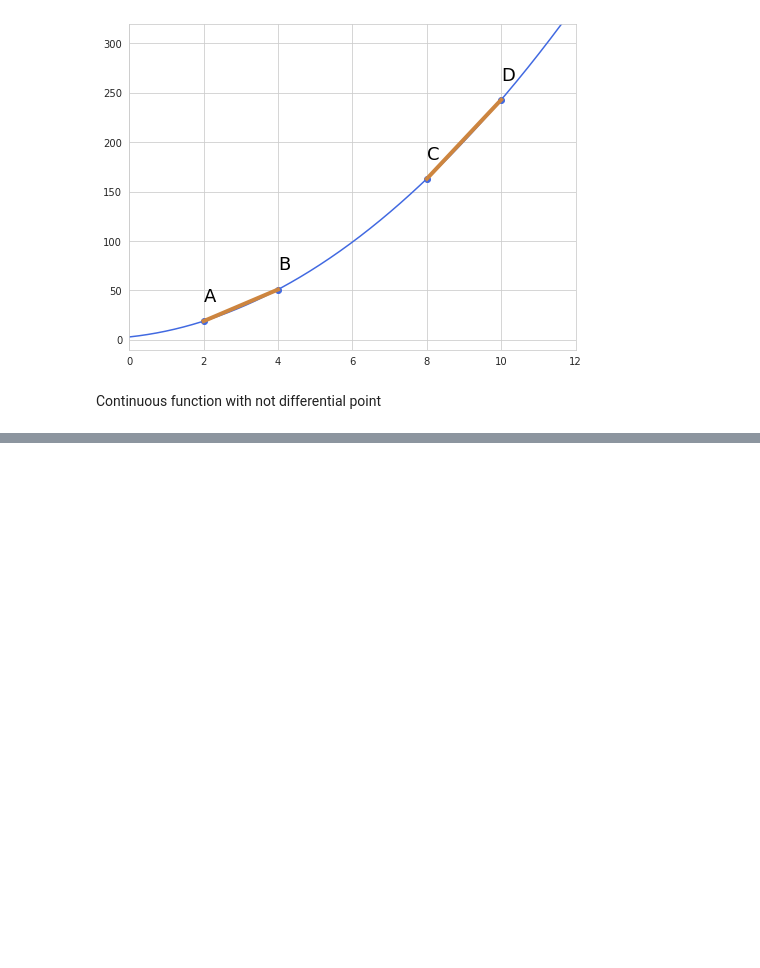
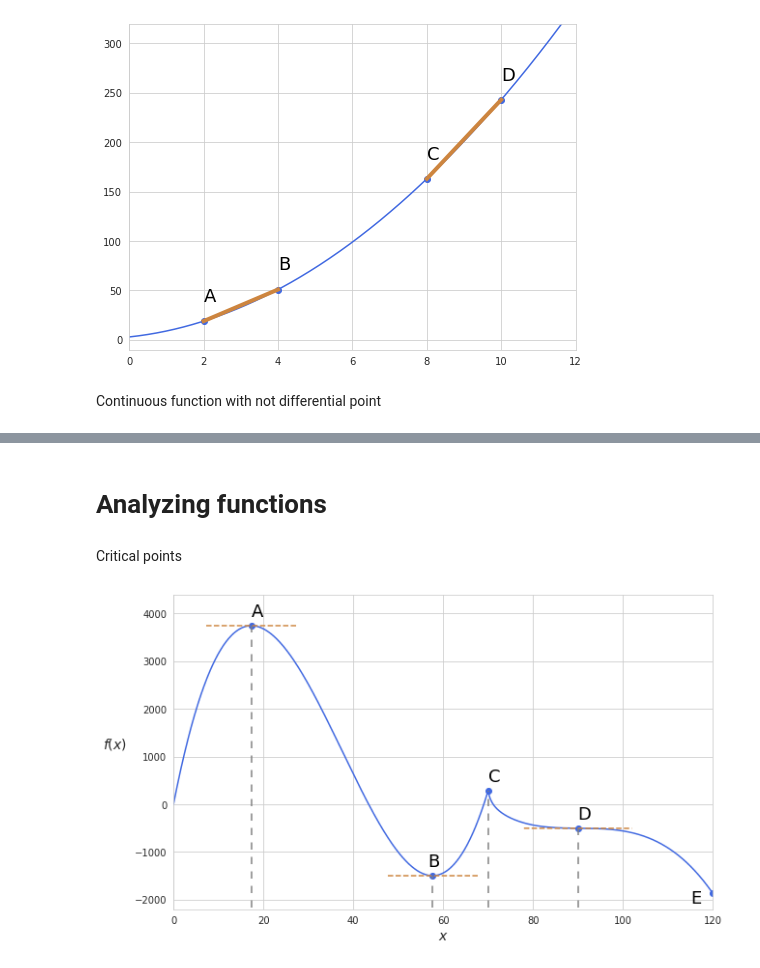
Before and after one commit to vzahorui/vzahorui.github.io, a Jupyter notebook: jupyter_notebooks/calculus/plot_derivatives.ipynb, the cells around one changed output, grey strips where cells are left out. Saved outputs shown, nothing was run; the diff lists cells and outputs as text; code cells hidden in the pictures; blank space fills up the shorter version.

Commit message:
Finished analyzing-function page

```diff
--- a/jupyter_notebooks/calculus/plot_derivatives.ipynb
+++ b/jupyter_notebooks/calculus/plot_derivatives.ipynb
@@ -112,0 +115,48 @@ plt.savefig('../../assets/images/calculus/plot_no_slope.png', bbox_inches='tight
+# %% [markdown]
+# Analyzing functions
+# %% [markdown]
+Critical points
+# %%
+with sns.axes_style("whitegrid"):
+    fig, ax = plt.subplots(figsize=(10,6))
+
+x1 = np.linspace(0, 70, 600)
+y1 = 0.16*x1**3-18*x1**2+480*x1
+x2 = np.linspace(70, 120, 600)
+y2 = -400/(69-x2)-(x2-90)**3*0.05-520
+ax.plot(x1, y1, x2, y2, color='royalblue')
+
+# global maximum
+ax.scatter(x1[np.argmax(y1)], y1.max(), color='royalblue')
+ax.annotate('A', xy=(x1[np.argmax(y1)], y1.max() + 200), fontsize=18)
+ax.plot([x1[np.argmax(y1)]-10, x1[np.argmax(y1)]+10], [y1.max(), y1.max()], linestyle = '--', color='peru')
+ax.plot([x1[np.argmax(y1)], x1[np.argmax(y1)]], [-9000, y1.max()], linestyle = '--', dashes=(5,5), color='grey')
+
+# local minimum
+ax.scatter(x1[np.argmin(y1)], y1.min(), color='royalblue')
+ax.annotate('B', xy=(x1[np.argmin(y1)]-1, y1.min() + 200), fontsize=18)
+ax.plot([x1[np.argmin(y1)]-10, x1[np.argmin(y1)]+10], [y1.min(), y1.min()], linestyle = '--', color='peru')
+ax.plot([x1[np.argmin(y1)], x1[np.argmin(y1)]], [-9000, y1.min()], linestyle = '--', dashes=(5,5), color='grey')
+
+# local maximum (undefined derivative)
+ax.scatter(x1[-1], y1[-1], color='royalblue')
+ax.annotate('C', xy=(x1[-1], y1[-1]+200), fontsize=18)
+ax.plot([x1[-1], x1[-1]], [-9000, y1[-1]], linestyle = '--', dashes=(5,5), color='grey')
+
+# Another critical point - neither minimum nor maximum
+ax.scatter(90, -400/(69-90)-(90-90)**3*0.05-520, color='royalblue')
+ax.annotate('D', xy=(90, -400/(69-90)-(90-90)**3*0.05-520 + 200), fontsize=18)
+ax.plot([90-12, 90+12], [-400/(69-90)-(90-90)**3*0.05-520, -400/(69-92)-(92-90)**3*0.05-520], linestyle = '--', color='peru')
+ax.plot([90, 90], [-9000, -400/(69-90)-(90-90)**3*0.05-520], linestyle = '--', dashes=(5,5), color='grey')
+
+# Absolue minima over the interval
+ax.scatter(x2[-1], y2[-1], color='royalblue')
+ax.annotate('E', xy=(x2[-1] - 5, y2[-1] - 200), fontsize=18)
+
+ax.set_xlim(0, 120)
+ax.set_ylim(-2200, 4400)
+ax.set_xlabel('$x$', fontsize=14)
+ax.set_ylabel('$f(x)$', fontsize=14, rotation=0, labelpad=20)
+plt.savefig('../../assets/images/calculus/plot_critical_values.png', bbox_inches='tight');
+# %% [output]
+[figure, added]
```
Also changed, not shown: parts of 4 cells of this notebook, 6 other files.
